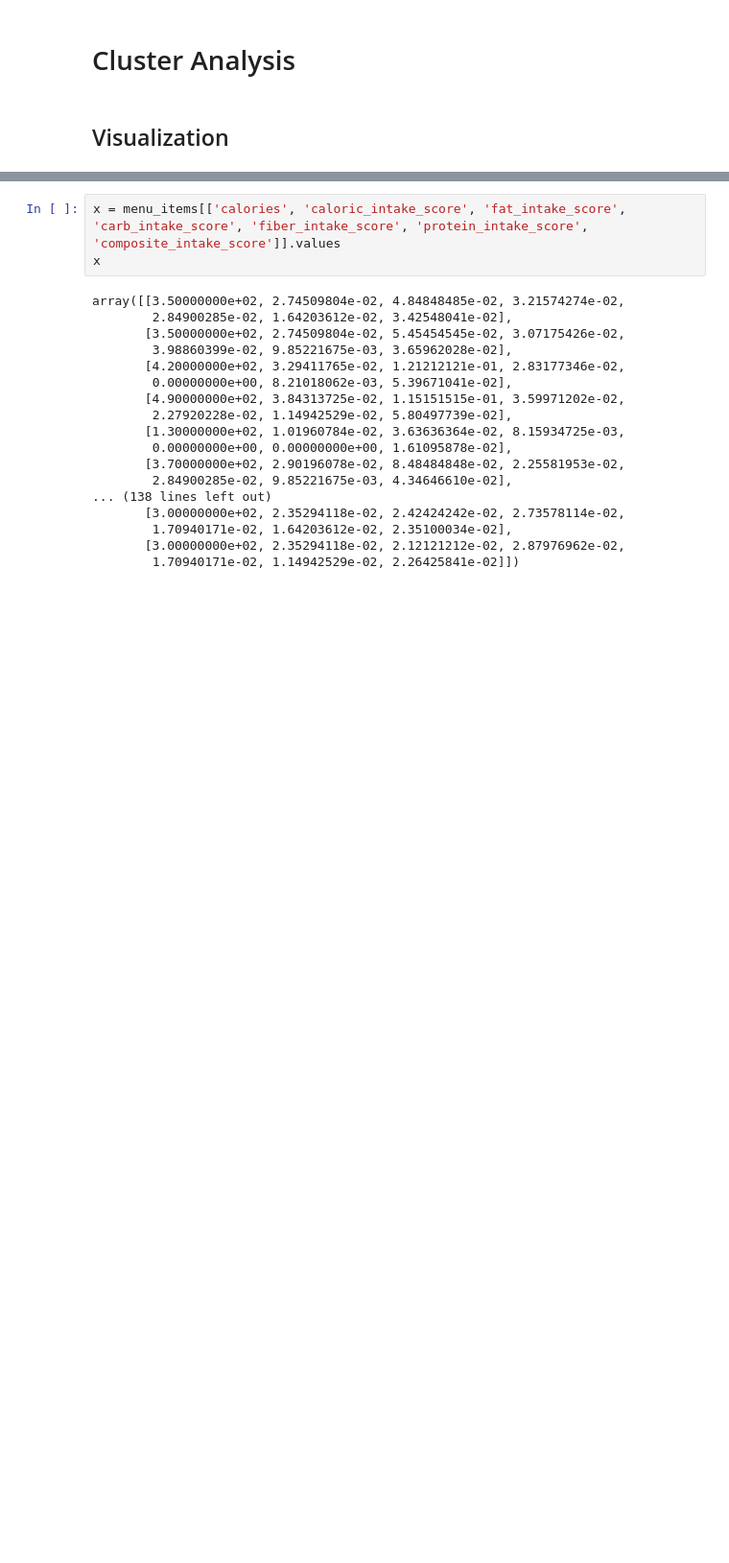
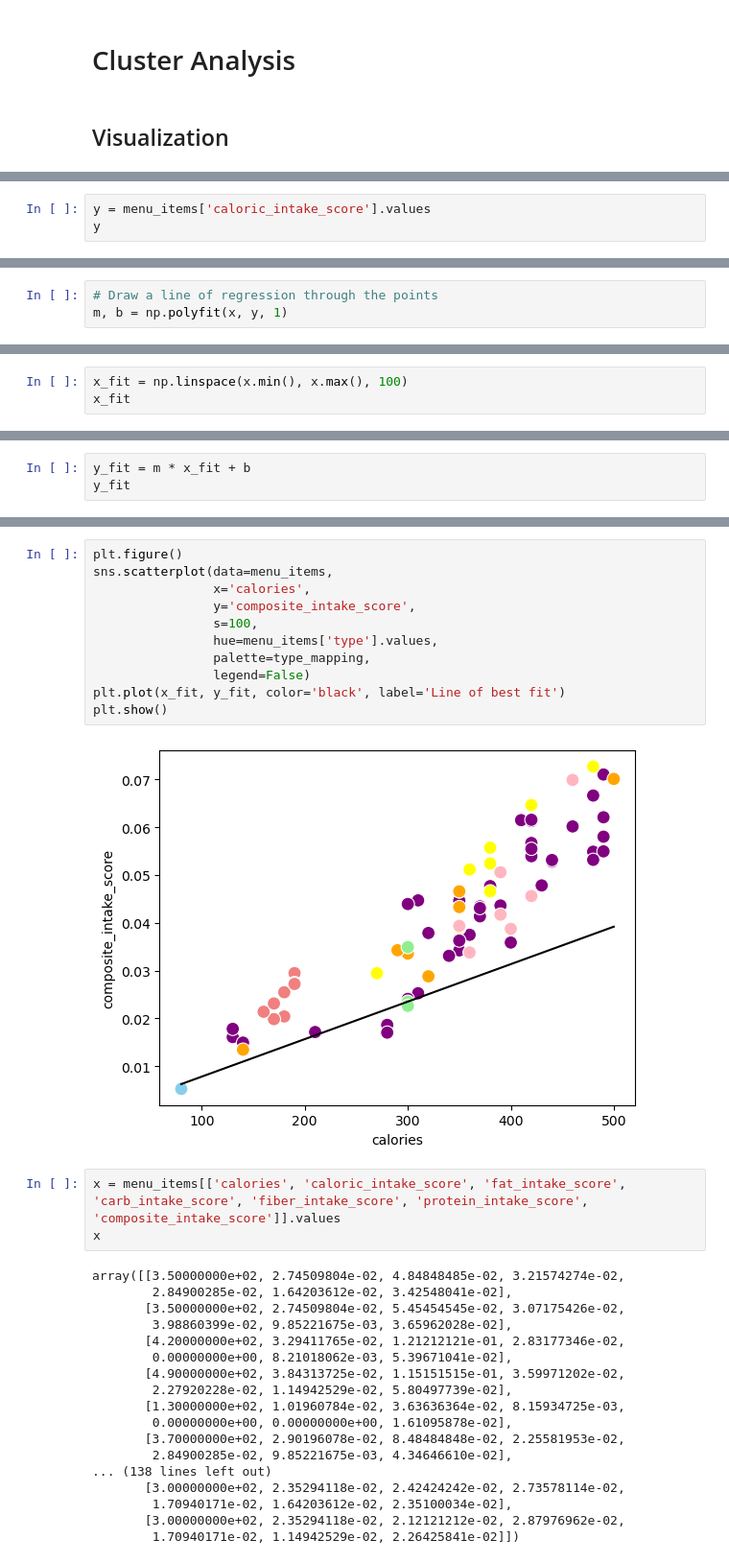
Before and after one commit to johnsonlarryl/machine_learning_training, a Jupyter notebook: supervised/classification/learning_algorithm/learning_algorithm/nutrition/notebooks/nutrition.ipynb, the cells around one changed output, grey strips where cells are left out. Shown at 96% size. Cells and saved outputs as stored; diff of their text form; blank space fills up the shorter version.

```diff
--- a/supervised/classification/learning_algorithm/learning_algorithm/nutrition/notebooks/nutrition.ipynb
+++ b/supervised/classification/learning_algorithm/learning_algorithm/nutrition/notebooks/nutrition.ipynb
@@ -289,0 +291,3 @@ plt.show()
+# %%
+y = menu_items['caloric_intake_score'].values
+y
@@ -289,0 +311,3 @@ plt.show()
+# %%
+# Draw a line of regression through the points
+m, b = np.polyfit(x, y, 1)
@@ -289,0 +324,3 @@ plt.show()
+# %%
+x_fit = np.linspace(x.min(), x.max(), 100)
+x_fit
@@ -289,0 +345,3 @@ plt.show()
+# %%
+y_fit = m * x_fit + b
+y_fit
@@ -290,3 +369,16 @@ plt.show()
+# %%
+plt.figure()
+sns.scatterplot(data=menu_items,
+                x='calories',
+                y='composite_intake_score',
+                s=100,
+                hue=menu_items['type'].values,
+                palette=type_mapping,
+                legend=False)
+plt.plot(x_fit, y_fit, color='black', label='Line of best fit')
+plt.show()
+# %% [output]
+[figure, added]
 # %%
 x = menu_items[['calories', 'caloric_intake_score', 'fat_intake_score', 'carb_intake_score', 'fiber_intake_score', 'protein_intake_score', 'composite_intake_score']].values
 x
```
Also changed, not shown: parts of 14 cells of this notebook.
